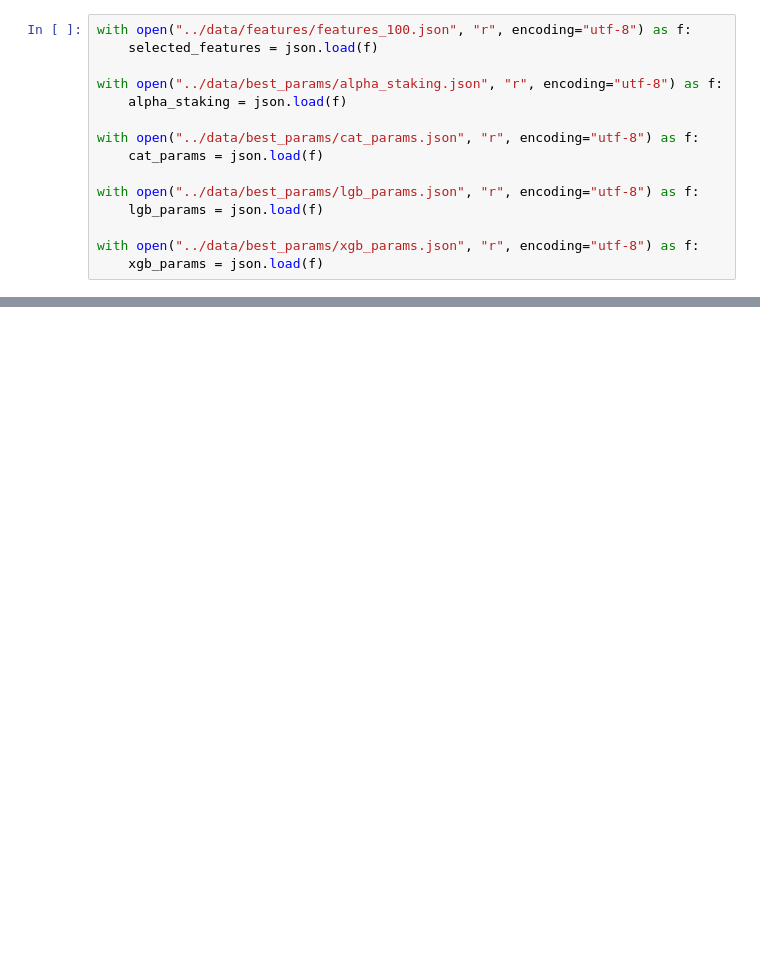
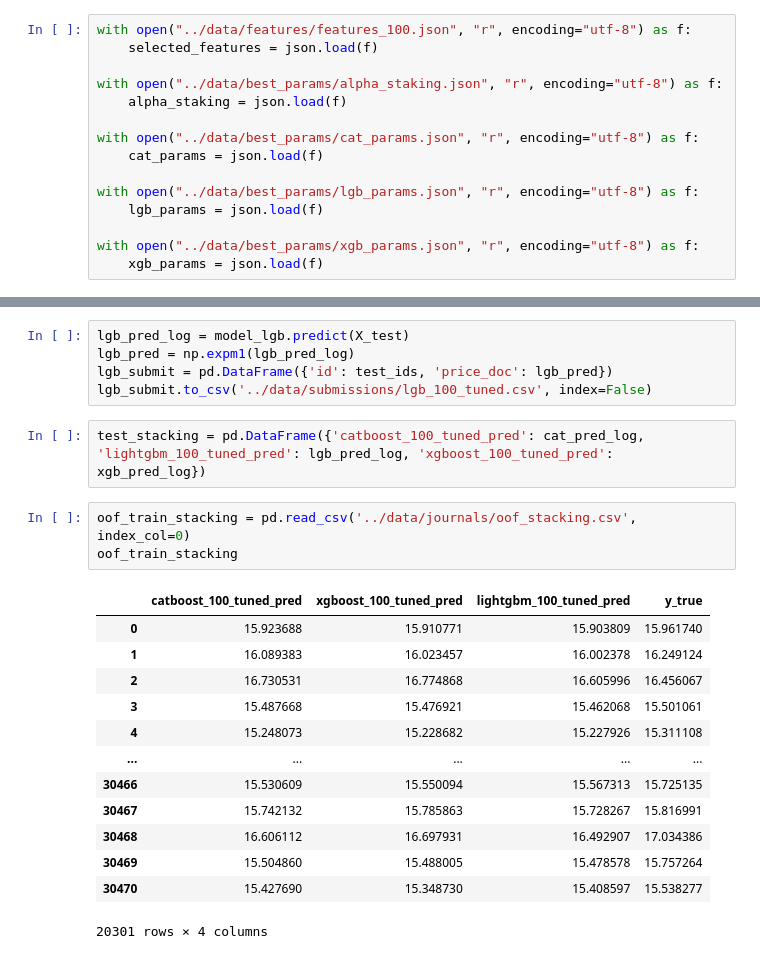
Before and after one commit to soulister/real-estate-price-prediction, a Jupyter notebook: notebooks/final_submit.ipynb, the cells around one changed output, grey strips where cells are left out. Cells and saved outputs as stored; diff of their text form; blank space fills up the shorter version.

```diff
--- a/notebooks/final_submit.ipynb
+++ b/notebooks/final_submit.ipynb
@@ -38,0 +149,24 @@ KeyError: 'price_doc'
+# %%
+lgb_pred_log = model_lgb.predict(X_test)
+lgb_pred = np.expm1(lgb_pred_log)
+lgb_submit = pd.DataFrame({'id': test_ids, 'price_doc': lgb_pred})
+lgb_submit.to_csv('../data/submissions/lgb_100_tuned.csv', index=False)
+# %%
+test_stacking = pd.DataFrame({'catboost_100_tuned_pred': cat_pred_log, 'lightgbm_100_tuned_pred': lgb_pred_log, 'xgboost_100_tuned_pred': xgb_pred_log})
+# %%
+oof_train_stacking = pd.read_csv('../data/journals/oof_stacking.csv', index_col=0)
+oof_train_stacking
+# %% [output]
+|  | catboost_100_tuned_pred | xgboost_100_tuned_pred | lightgbm_100_tuned_pred | y_true |
+| 0 | 15.923688 | 15.910771 | 15.903809 | 15.961740 |
+| 1 | 16.089383 | 16.023457 | 16.002378 | 16.249124 |
+| 2 | 16.730531 | 16.774868 | 16.605996 | 16.456067 |
+| 3 | 15.487668 | 15.476921 | 15.462068 | 15.501061 |
+| 4 | 15.248073 | 15.228682 | 15.227926 | 15.311108 |
+| ... | ... | ... | ... | ... |
+| 30466 | 15.530609 | 15.550094 | 15.567313 | 15.725135 |
+| 30467 | 15.742132 | 15.785863 | 15.728267 | 15.816991 |
+| 30468 | 16.606112 | 16.697931 | 16.492907 | 17.034386 |
+| 30469 | 15.504860 | 15.488005 | 15.478578 | 15.757264 |
+| 30470 | 15.427690 | 15.348730 | 15.408597 | 15.538277 |
+20301 rows × 4 columns
```
Also changed, not shown: parts of 12 cells of this notebook, 13 other files.
